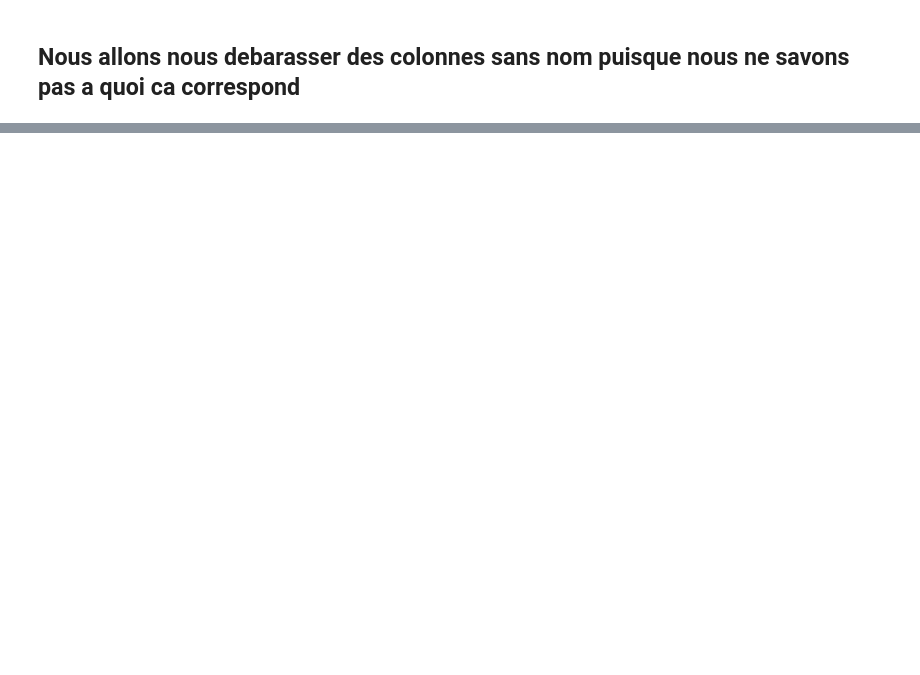
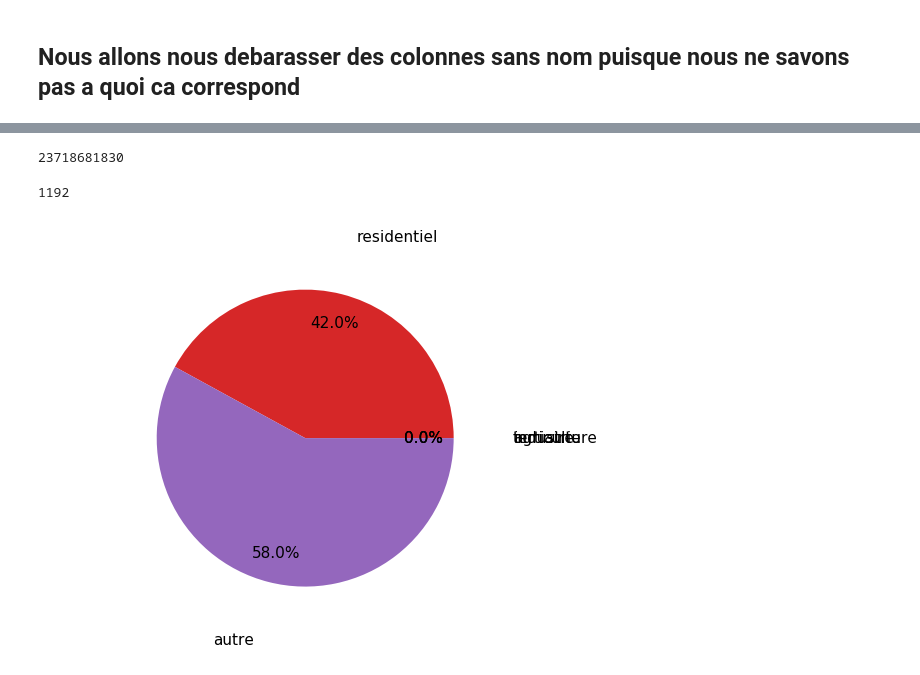
Before and after one commit to alexisskodak/Electricite, a Jupyter notebook: elec.ipynb, the cells around one changed output, grey strips where cells are left out. Saved outputs shown, nothing was run; the diff lists cells and outputs as text; code cells hidden in the pictures; blank space fills up the shorter version.

```diff
--- a/elec.ipynb
+++ b/elec.ipynb
@@ -20,0 +39,4 @@ elec.drop(elec.iloc[:, 22:33], inplace = True, axis = 1)
+# %%
+conso = pd.DataFrame()
+conso = elec[['CONSOA', 'CONSOI', 'CONSOT', 'CONSOR', 'CONSONA']]
+conso.head(5)
@@ -20,0 +50,35 @@ elec.drop(elec.iloc[:, 22:33], inplace = True, axis = 1)
+# %%
+total_a = conso['CONSOA'].sum()
+total_i = conso['CONSOI'].sum()
+total_t = conso['CONSOT'].sum()
+total_r = conso['CONSOR'].sum()
+total_n = conso['CONSONA'].sum()
+# %%
+total_r
+# %% [output]
+23718681830
+# %%
+total_i
+# %% [output]
+1192
+# %%
+totaux = [total_a, total_i, total_t, total_r, total_n]
+total_ensemble = 0
+for total in totaux:
+    total_ensemble += total
+# %%
+def get_relatifs(liste, T):
+    relatifs = []
+    for element in liste:
+        element = element * 100 / T
+        relatifs.append(element)
+    return relatifs
+# %%
+domaines = ['agriculture', 'industrie', 'tertiaire', 'residentiel', 'autre']
+exp = [0, 0, 0, 0, 0]
+plt.figure(dpi=110)
+plt.pie(get_relatifs(totaux, total_ensemble), labels=domaines, explode=exp, autopct='%1.1f%%', startangle=0, labeldistance=1.4, pctdistance=0.8)
+plt.axis('equal')
+plt.show()
+# %% [output]
+[figure, added]
```
Also changed, not shown: parts of 10 cells of this notebook, 6 other files.
